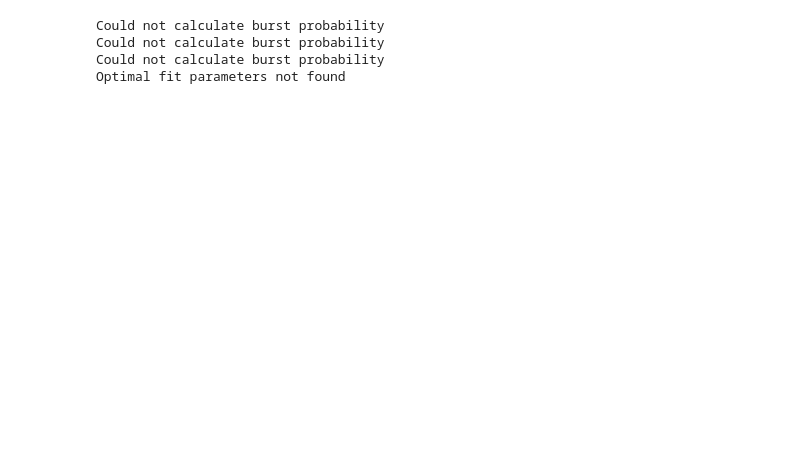
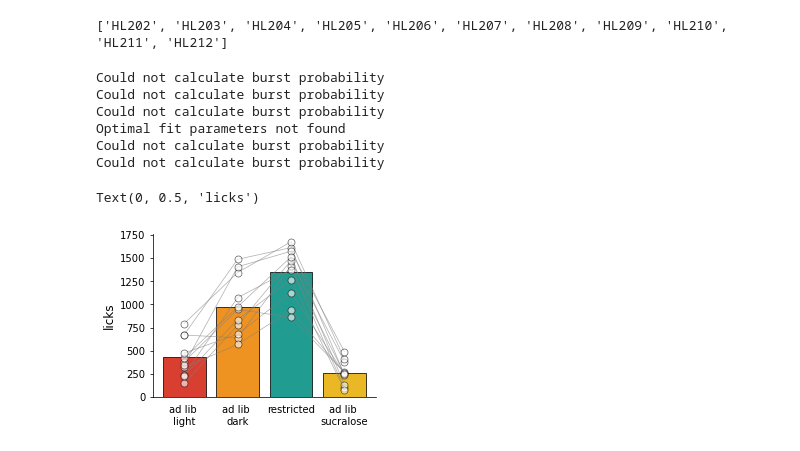
Before and after one commit to linneavolcko/hislight, a Jupyter notebook: notebooks/fig1_behavior.ipynb, the cells around one changed output. Cells and saved outputs as stored; diff of their text form; code cells hidden in the pictures; blank space fills up the shorter version.

Commit message:
made pickles for all 4 session types and made graphs of behavior

```diff
--- a/notebooks/fig1_behavior.ipynb
+++ b/notebooks/fig1_behavior.ipynb
@@ -32,3 +15,9 @@ adlib_light
+# %%
+with open('C://Data//hislight_pickles//adlib_dark.pickle', 'rb') as handle:
+    adlib_dark = pickle.load(handle)
+# %%
+with open('C://Data//hislight_pickles//adlib_sucralose.pickle', 'rb') as handle:
+    adlib_sucralose = pickle.load(handle)
 # %%
 def get_mice(data):
     mice = []
@@ -70,10 +59,38 @@ def get_lick_data (data, mice):
     return data_to_return
 # %%
 mice= get_mice(adlib_light)
-
-test= get_lick_data(adlib_light, mice)
+print(mice)
 # %% [output]
-Could not calculate burst probability
-Could not calculate burst probability
-Could not calculate burst probability
-Optimal fit parameters not found
+['HL202', 'HL203', 'HL204', 'HL205', 'HL206', 'HL207', 'HL208', 'HL209', 'HL210', 'HL211', 'HL212']
+# %%
+adlib_light= get_lick_data(adlib_light, mice)
+adlib_dark= get_lick_data(adlib_dark, mice)
+adlib_sucralose= get_lick_data(adlib_sucralose, mice)
+restricted_dark= get_lick_data(restricted_dark, mice)
+# %% [output]
+Could not calculate burst probability
+Could not calculate burst probability
+Could not calculate burst probability
+Optimal fit parameters not found
+Could not calculate burst probability
+Could not calculate burst probability
+# %%
+colors = ["#D83F31", "#EE9322", "#219C90","#E9B824"]
+# %%
+# MEAN LICKS PER SESSION
+
+f,ax=plt.subplots(figsize=(4,3), ncols=1)
+
+tp.barscatter([adlib_light["licks"], adlib_dark["licks"], restricted_dark["licks"], adlib_sucralose["licks"]],
+              paired=True,
+              barfacecolor_option='individual',
+              barfacecolor=colors,
+              scattersize=70,
+              grouplabel= ["ad lib \nlight", "ad lib \ndark", "restricted", "ad lib \nsucralose"],
+              scatteralpha=0.6,
+              ax=ax)
+
+ax.set_ylabel("licks", fontsize = 12)
+# %% [output]
+Text(0, 0.5, 'licks')
+[figure, added]
```
Also changed, not shown: parts of 3 cells of this notebook, 1 other file.
